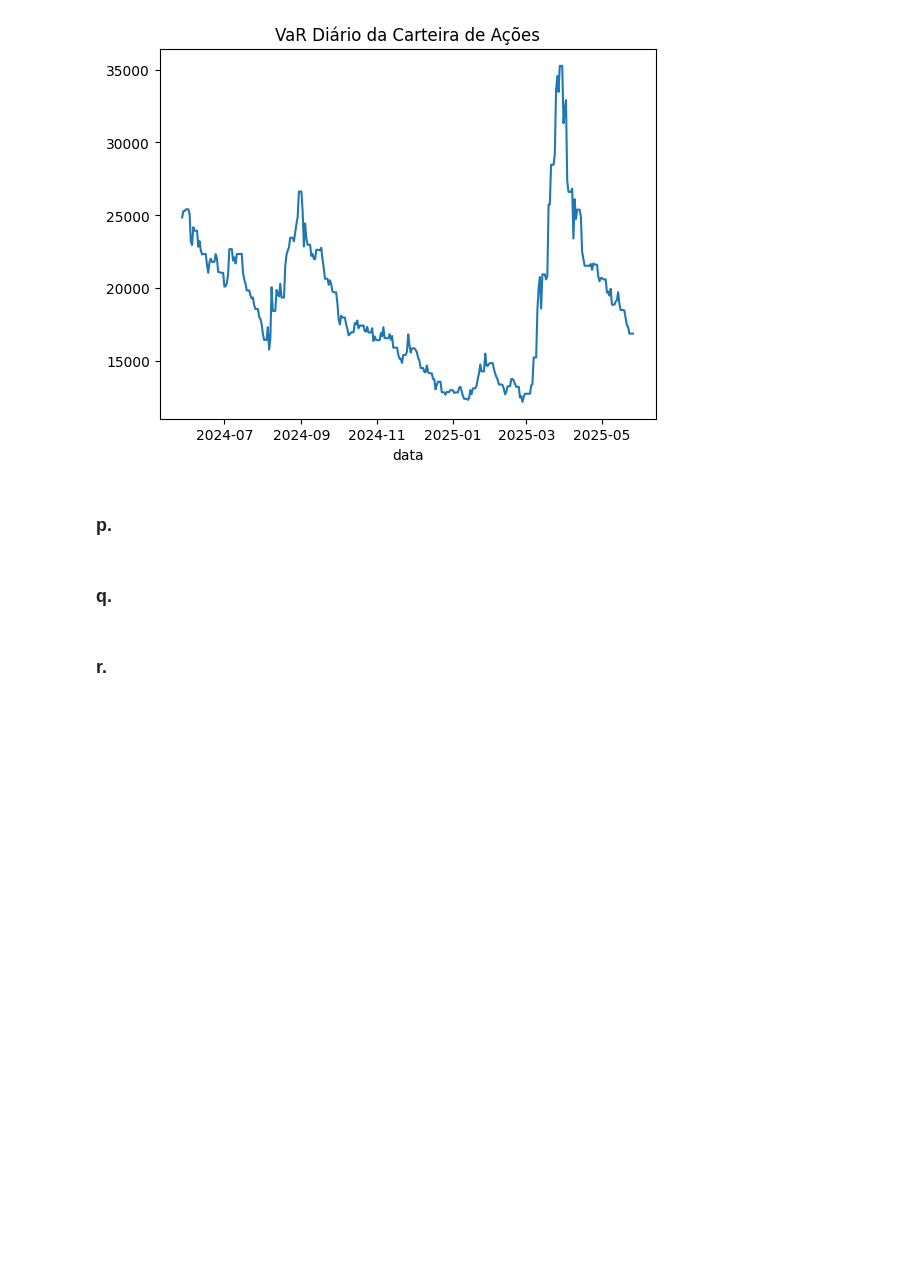
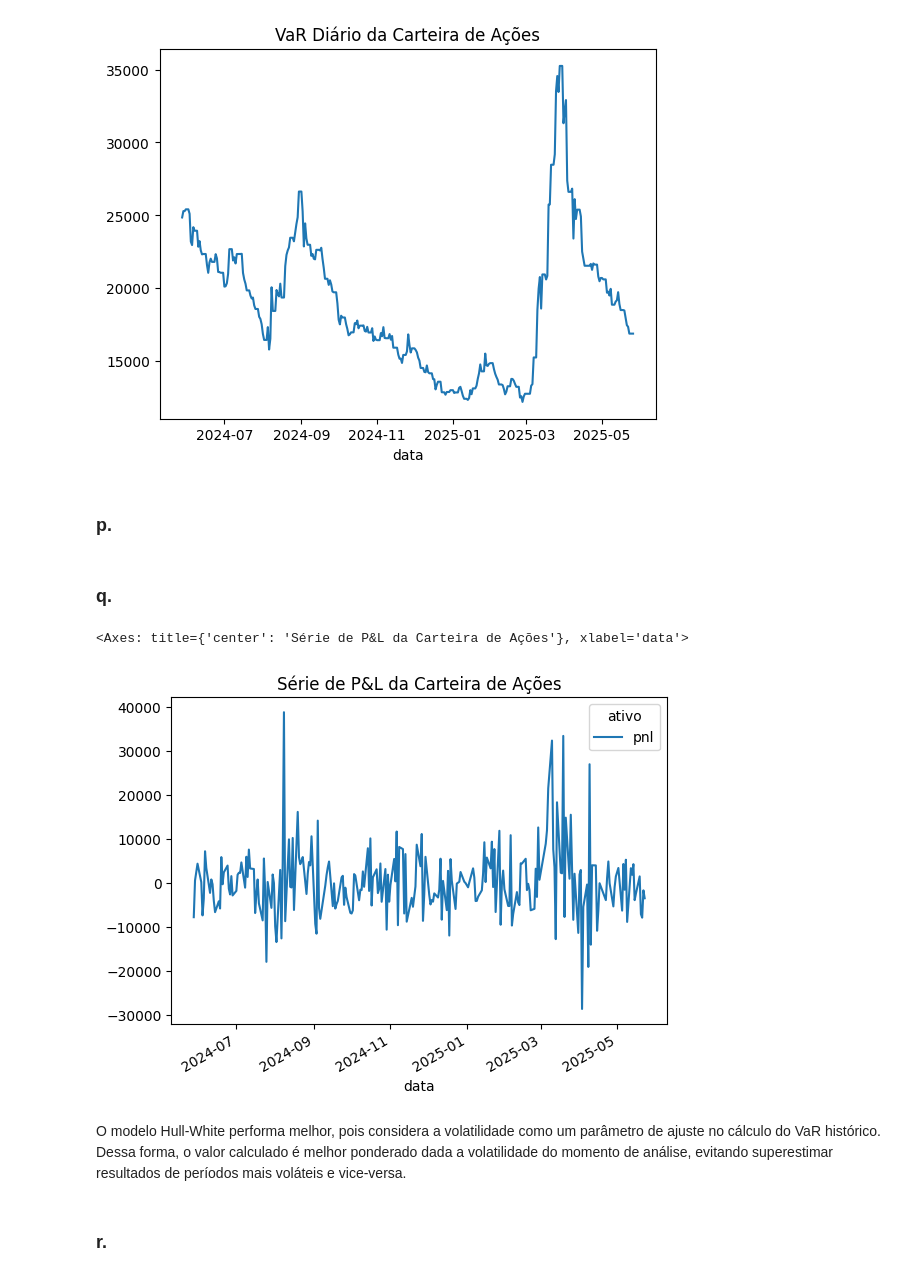
Before and after one commit to brenodsp/trabalho_risco, a Jupyter notebook: respostas.ipynb, the cells around one changed output. Cells and saved outputs as stored; diff of their text form; code cells hidden in the pictures; blank space fills up the shorter version.

```diff
--- a/respostas.ipynb
+++ b/respostas.ipynb
@@ -265,2 +291,23 @@ concat(lista_var_diario, ignore_index=True).set_index("data").var_diario.plot(
 # %% [markdown]
 ### q.
+# %%
+# Utilizar framework de VaR histórico para produzir os cenários de P&L
+carteira_acoes = Carteira(posicoes_acoes, date(2025, 5, 26))
+calc_cenarios_historico = VarHistorico(
+    carteira_acoes,
+    MatrizFatoresRisco(carteira_acoes, data_handler),
+    data_handler
+)
+# %%
+cenarios_pnl = calc_cenarios_historico._gerar_cenarios(500)
+# %%
+serie_pnl = cenarios_pnl.loc[cenarios_pnl[Colunas.DATA.value].isin(intervalo_datas_pd)]\
+                        .groupby(Colunas.DATA.value).sum()\
+                        .reset_index()\
+                        [[Colunas.DATA.value, Colunas.PNL.value]]
+# %%
+series_temporais = serie_pnl.merge(var_diario_df, on=Colunas.DATA.value, how='left')\
+                            .merge(var_diario_hw_df, on=Colunas.DATA.value, how='left')
+# %% [output]
+<Axes: title={'center': 'Série de P&L da Carteira de Ações'}, xlabel='data'>
+[figure, added]
@@ -267,2 +319,4 @@ concat(lista_var_diario, ignore_index=True).set_index("data").var_diario.plot(
+# %% [markdown]
+O modelo Hull-White performa melhor, pois considera a volatilidade como um parâmetro de ajuste no cálculo do VaR histórico. Dessa forma, o valor calculado é melhor ponderado dada a volatilidade do momento de análise, evitando superestimar resultados de períodos mais voláteis e vice-versa.
 # %% [markdown]
 ### r.
```
Also changed, not shown: parts of 5 cells of this notebook.
